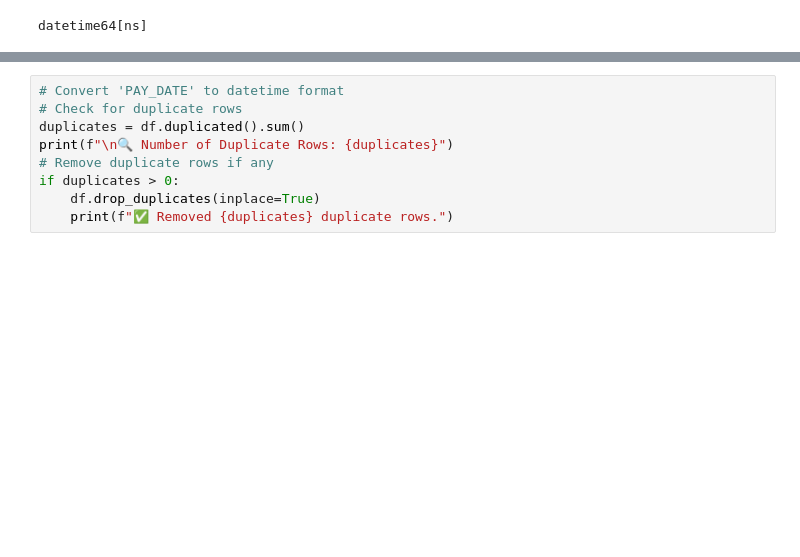
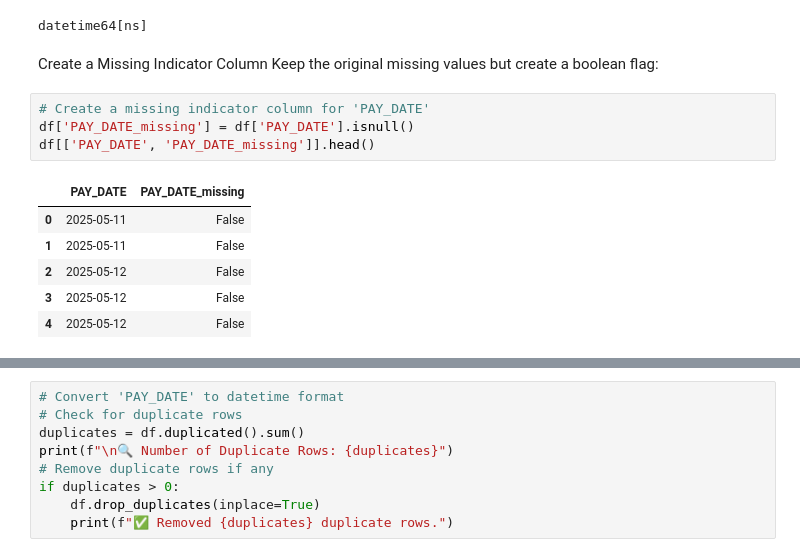
Before and after one commit to Shuvo928/Smart-Load-Shedding-Prediction-Project, a Jupyter notebook: Visualization.ipynb, the cells around one changed output, grey strips where cells are left out. Saved outputs shown, nothing was run; the diff lists cells and outputs as text; blank space fills up the shorter version.

```diff
--- a/Visualization.ipynb
+++ b/Visualization.ipynb
@@ -286,3 +286,17 @@ df['PAY_DATE'] = pd.to_datetime(df['PAY_DATE'], errors='coerce')
 print(df['PAY_DATE'].dtype)
 # %% [output]
 datetime64[ns]
+# %% [markdown]
+Create a Missing Indicator Column
+Keep the original missing values but create a boolean flag:
+# %%
+# Create a missing indicator column for 'PAY_DATE'
+df['PAY_DATE_missing'] = df['PAY_DATE'].isnull()
+df[['PAY_DATE', 'PAY_DATE_missing']].head()
+# %% [output]
+|  | PAY_DATE | PAY_DATE_missing |
+| 0 | 2025-05-11 | False |
+| 1 | 2025-05-11 | False |
+| 2 | 2025-05-12 | False |
+| 3 | 2025-05-12 | False |
+| 4 | 2025-05-12 | False |
```
Also changed, not shown: parts of 1 cell of this notebook.
